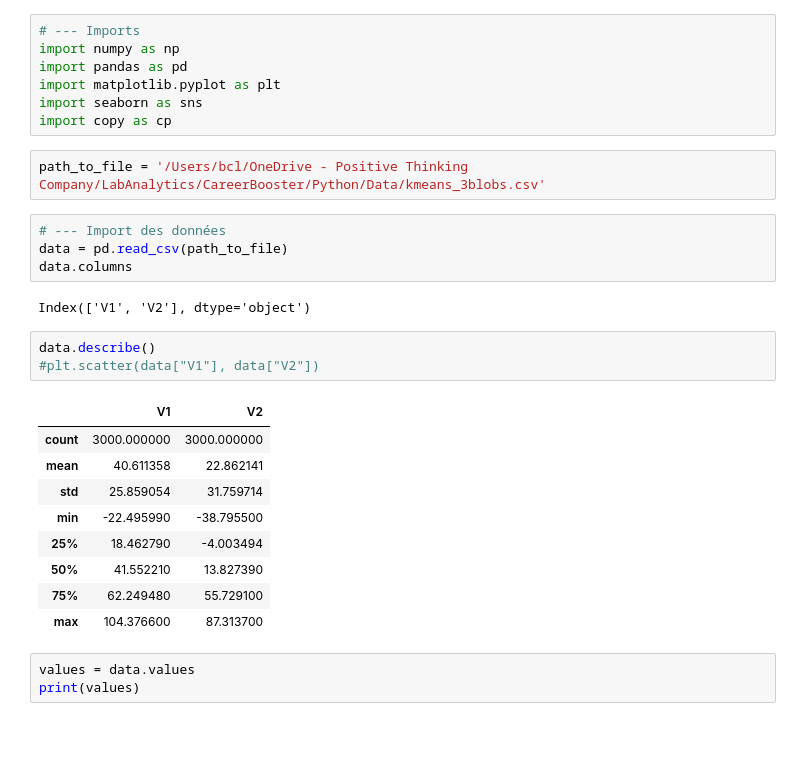
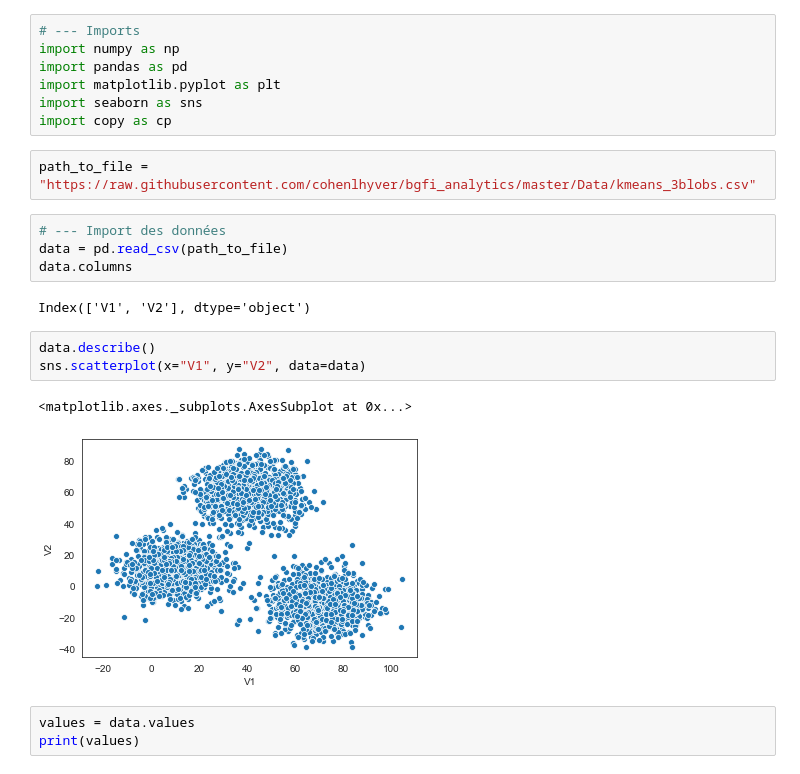
Before and after one commit to cohenlhyver/bgfi_analytics, a Jupyter notebook: BGFi_CB_Python#2_2.ipynb, the cells around one changed output. Drawn from its saved outputs; the diff is of its cells as text; blank space fills up the shorter version.

```diff
--- a/BGFi_CB_Python#2_2.ipynb
+++ b/BGFi_CB_Python#2_2.ipynb
@@ -11,27 +9,20 @@ import pandas as pd
 import matplotlib.pyplot as plt
 import seaborn as sns
 import copy as cp
-# %%
-path_to_file = '/Users/bcl/OneDrive - Positive Thinking Company/LabAnalytics/CareerBooster/Python/Data/kmeans_3blobs.csv'
+# %%
+path_to_file = "https://raw.githubusercontent.com/cohenlhyver/bgfi_analytics/master/Data/kmeans_3blobs.csv"
 # %%
 # --- Import des données
 data = pd.read_csv(path_to_file)
 data.columns
 # %% [output]
 Index(['V1', 'V2'], dtype='object')
-# %%
-data.describe()
-#plt.scatter(data["V1"], data["V2"])
-# %% [output]
-|  | V1 | V2 |
-| count | 3000.000000 | 3000.000000 |
-| mean | 40.611358 | 22.862141 |
-| std | 25.859054 | 31.759714 |
-| min | -22.495990 | -38.795500 |
-| 25% | 18.462790 | -4.003494 |
-| 50% | 41.552210 | 13.827390 |
-| 75% | 62.249480 | 55.729100 |
-| max | 104.376600 | 87.313700 |
+# %%
+data.describe()
+sns.scatterplot(x="V1", y="V2", data=data)
+# %% [output]
+<matplotlib.axes._subplots.AxesSubplot at 0x...>
+[figure, added]
 # %%
 values = data.values
 print(values)
```
Also changed, not shown: parts of 11 cells of this notebook, 4 other files.
